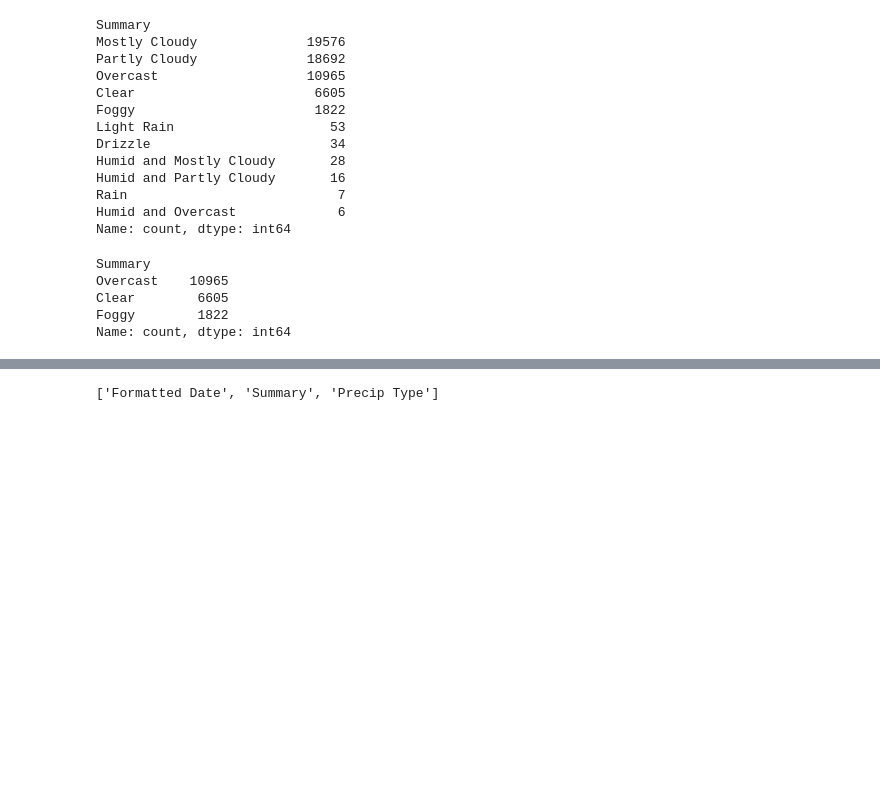
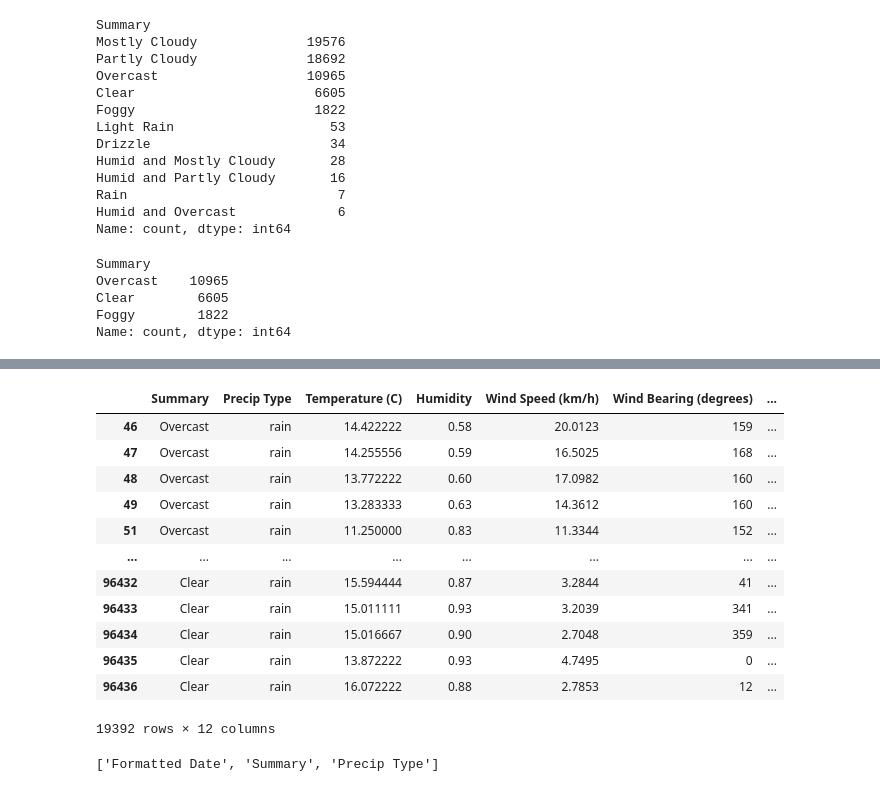
Before and after one commit to raffay2001/WEATHER-CLASSIFIER, a Jupyter notebook: notebooks/CS-20094.ipynb, the cells around one changed output, grey strips where cells are left out. Cells and saved outputs as stored; diff of their text form; code cells hidden in the pictures; blank space fills up the shorter version.

```diff
--- a/notebooks/CS-20094.ipynb
+++ b/notebooks/CS-20094.ipynb
@@ -220,0 +237,29 @@ Name: count, dtype: int64
+# %%
+# Extracting useful pieces of information such as "Year", "Month", "Day" and "Hour" as separate columns from a single "Formatted Date" column.
+
+# Convert the "Formatted Date" column to datetime format
+date_col = pd.to_datetime(df_cleaned['Formatted Date'], utc=True)
+
+# Extract datetime features
+df_cleaned['Year'] = date_col.dt.year
+df_cleaned['Month'] = date_col.dt.month
+df_cleaned['Day'] = date_col.dt.day
+df_cleaned['Hour'] = date_col.dt.hour
+
+# Drop the original "Formatted Date" column
+df_cleaned.drop('Formatted Date', axis=1, inplace=True)
+df_cleaned
+# %% [output]
+|  | Summary | Precip Type | Temperature (C) | Humidity | Wind Speed (km/h) | Wind Bearing (degrees) | ... |
+| 46 | Overcast | rain | 14.422222 | 0.58 | 20.0123 | 159 | ... |
+| 47 | Overcast | rain | 14.255556 | 0.59 | 16.5025 | 168 | ... |
+| 48 | Overcast | rain | 13.772222 | 0.60 | 17.0982 | 160 | ... |
+| 49 | Overcast | rain | 13.283333 | 0.63 | 14.3612 | 160 | ... |
+| 51 | Overcast | rain | 11.250000 | 0.83 | 11.3344 | 152 | ... |
+| ... | ... | ... | ... | ... | ... | ... | ... |
+| 96432 | Clear | rain | 15.594444 | 0.87 | 3.2844 | 41 | ... |
+| 96433 | Clear | rain | 15.011111 | 0.93 | 3.2039 | 341 | ... |
+| 96434 | Clear | rain | 15.016667 | 0.90 | 2.7048 | 359 | ... |
+| 96435 | Clear | rain | 13.872222 | 0.93 | 4.7495 | 0 | ... |
+| 96436 | Clear | rain | 16.072222 | 0.88 | 2.7853 | 12 | ... |
+19392 rows × 12 columns
```
Also changed, not shown: parts of 28 cells of this notebook, 15 other files.
